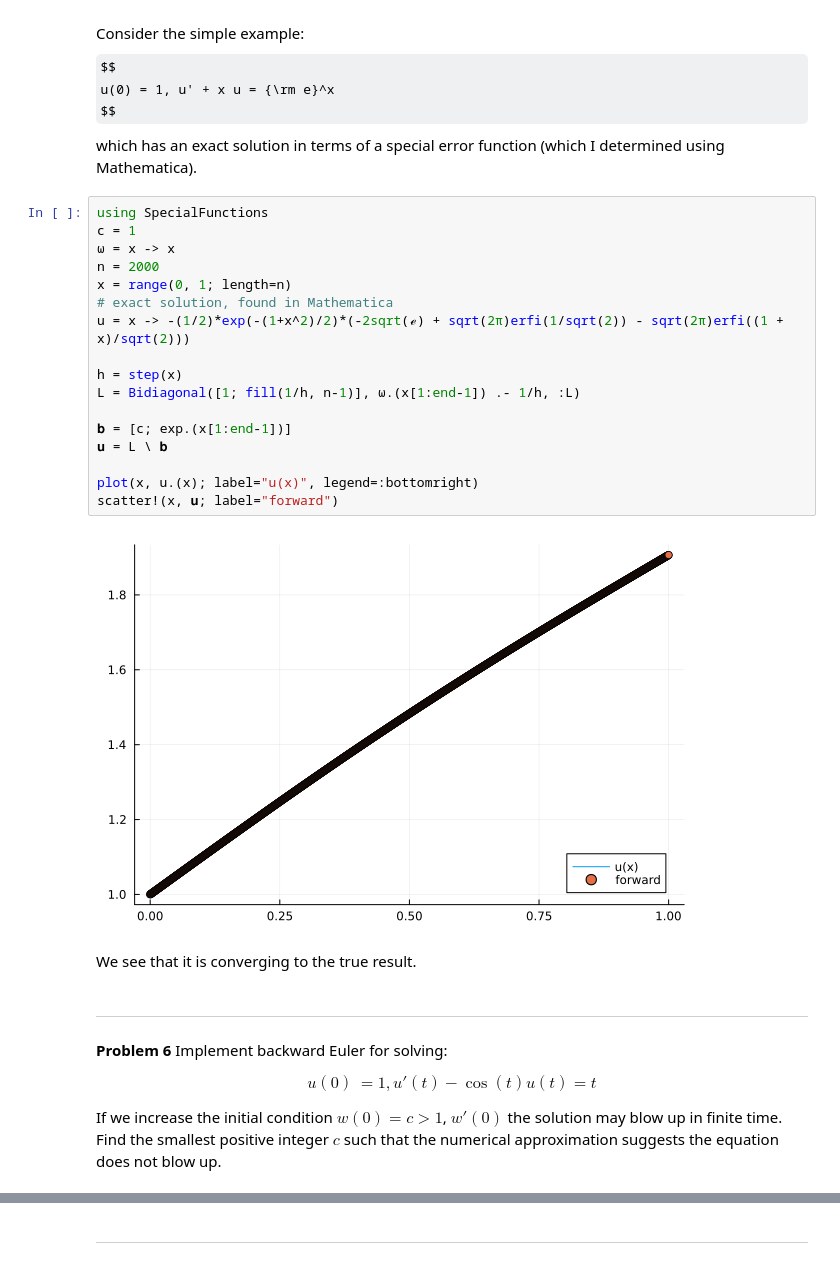
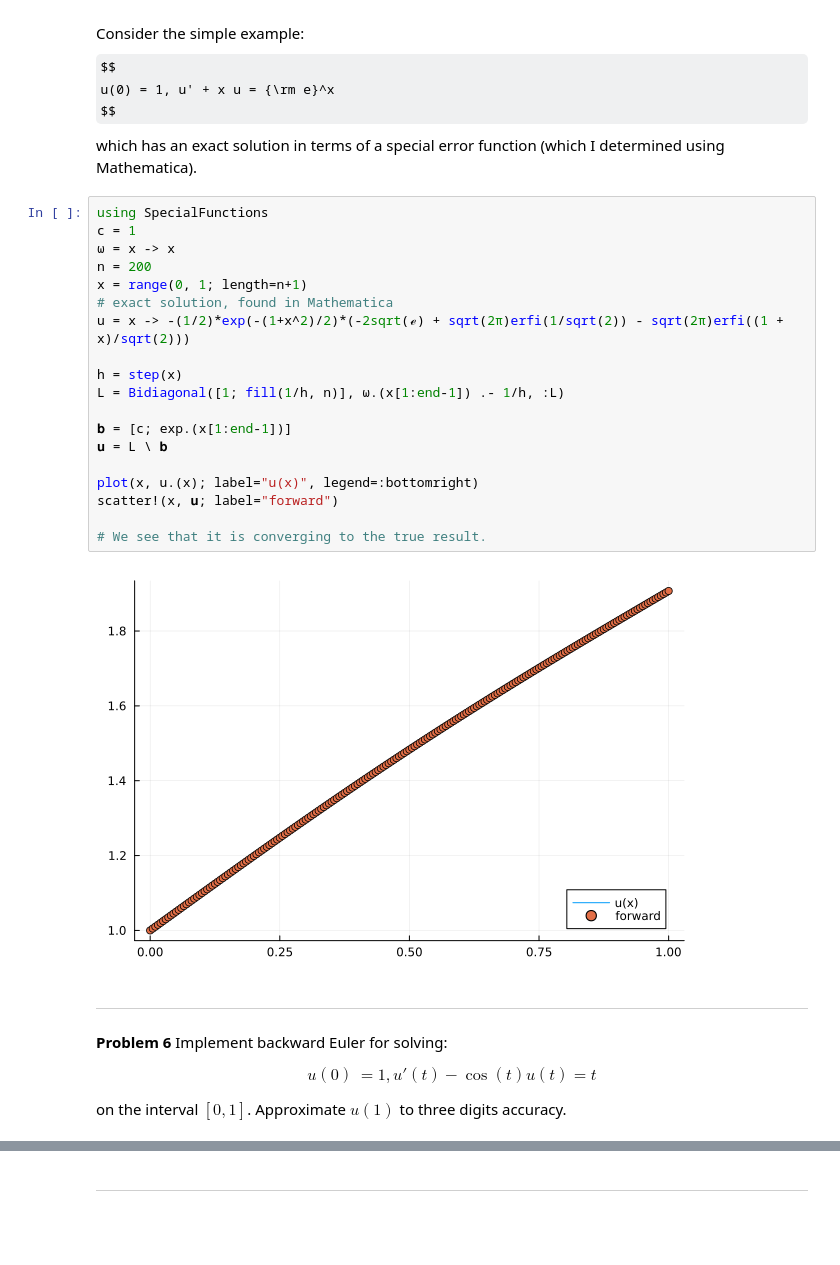
Before and after one commit to farischaudhry/MATH50003NumericalAnalysis, a Jupyter notebook: labs/lab5s.ipynb, the cells around one changed output, grey strips where cells are left out. Cells and saved outputs as stored; diff of their text form; some formulas as TeX source; blank space fills up the shorter version.

Commit message:
Fix Lab 5 and PS5 solutions

```diff
--- a/labs/lab5s.ipynb
+++ b/labs/lab5s.ipynb
@@ -1083,24 +1083,24 @@ Consider the simple example:
 # %%
 using SpecialFunctions
 c = 1
 ω = x -> x
-n = 2000
-x = range(0, 1; length=n)
+n = 200
+x = range(0, 1; length=n+1)
 # exact solution, found in Mathematica
 u = x -> -(1/2)*exp(-(1+x^2)/2)*(-2sqrt(ℯ) + sqrt(2π)erfi(1/sqrt(2)) - sqrt(2π)erfi((1 + x)/sqrt(2)))
 
 h = step(x)
-L = Bidiagonal([1; fill(1/h, n-1)], ω.(x[1:end-1]) .- 1/h, :L)
+L = Bidiagonal([1; fill(1/h, n)], ω.(x[1:end-1]) .- 1/h, :L)
 
 𝐛 = [c; exp.(x[1:end-1])]
 𝐮 = L \ 𝐛
 
 plot(x, u.(x); label="u(x)", legend=:bottomright)
 scatter!(x, 𝐮; label="forward")
+
+# We see that it is converging to the true result.
 # %% [output]
-[figure, old version]
+[figure, new version]
-# %% [markdown]
-We see that it is converging to the true result.
 # %% [markdown]
 ----
 # %% [markdown]
@@ -1110,10 +1110,7 @@ $$
 u(0) &= 1, u'(t) - \cos(t) u(t) = t
 \end{align*}
 $$
-If we increase the initial condition $w(0) = c > 1$, $w'(0)$
-the solution may blow up in finite time. Find the smallest positive integer $c$
-such that the numerical approximation suggests the equation
-does not blow up.
+on the interval $[0,1]$. Approximate $u(1)$ to three digits accuracy.
 # %%
 # TODO: Implement backward Euler for the case with a variable coefficient.
 
```
Also changed, not shown: parts of 6 cells of this notebook, 9 other files.
